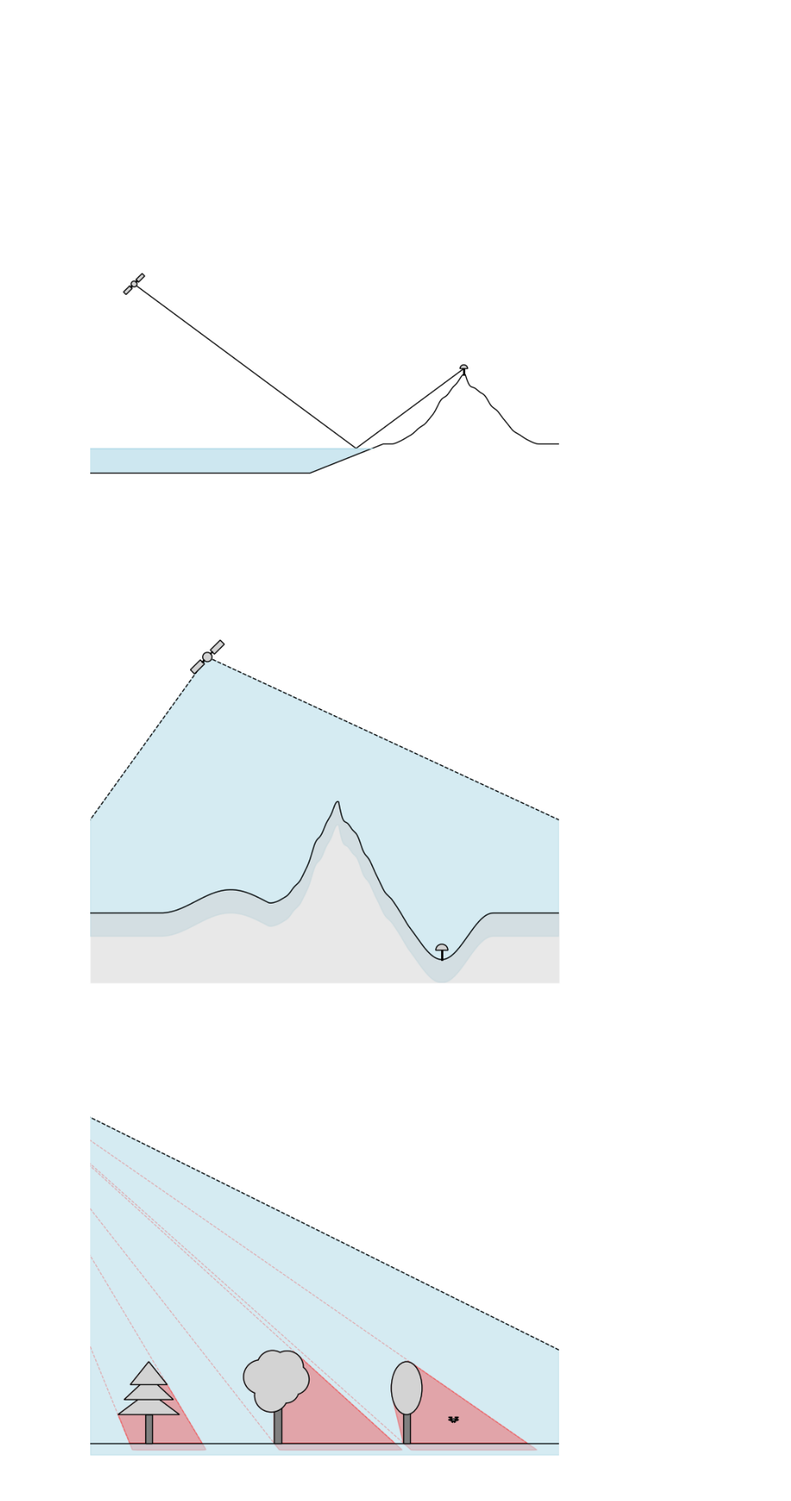
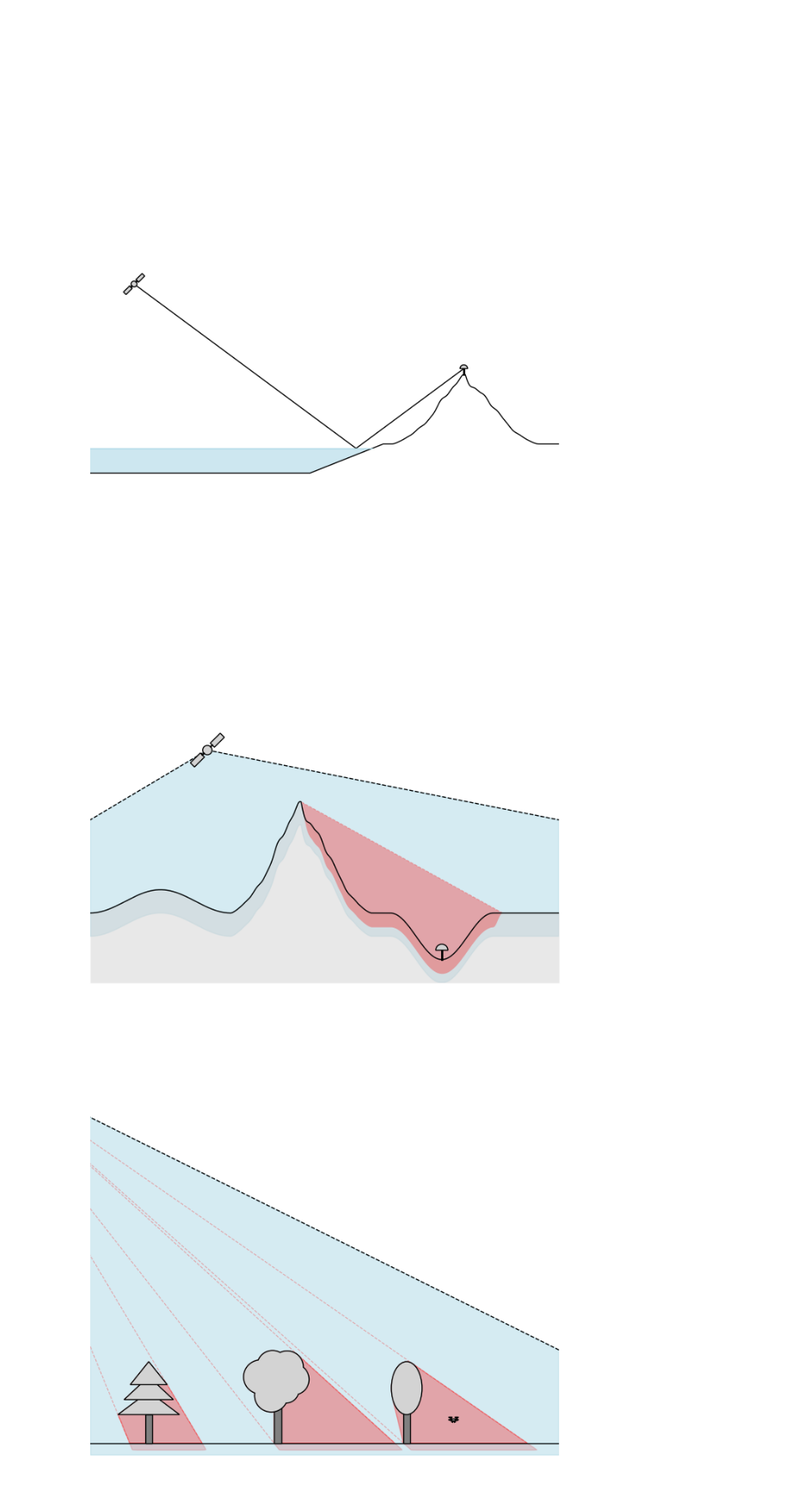
Before and after one commit to R0hero/gsi, a Jupyter notebook: example_scripts.ipynb, the cells around one changed output. Shown at 86% size. Drawn from its saved outputs; the diff is of its cells as text; code cells hidden in the pictures.

Commit message:
feat: add illustration with shadow of mounting hitting ground

```diff
--- a/example_scripts.ipynb
+++ b/example_scripts.ipynb
@@ -62,34 +59,34 @@ plt.tick_params(left = False, right = False, labelleft = False, labelbottom = Fa
 [figure]
 # %%
 ground = Ground(height=0, groundtype='Terrain',)
-ground.add_feature(TerrainFeature(position=-20, height=5, width=30, shape='Hill'))
-ground.add_feature(TerrainFeature(position=3, height=25, width=30, shape='Mountain', seed=128))
+ground.add_feature(TerrainFeature(position=-35, height=5, width=30, shape='Hill'))
+ground.add_feature(TerrainFeature(position=-5, height=25, width=30, shape='Mountain', seed=128))
 ground.add_feature(TerrainFeature(position=25, height=10, width=22, shape='Valley'))
 
 receiver = Receiver(position=(25, ground.height_at(25)+2), antenna_height=2)
-satellite = Satellite(position=(-25, 55), rotation=45)
+satellite = Satellite(position=(-25, 35), rotation=45)
 
 fixed_x_limits = (-50, 50)
 
 fig, ax = plt.subplots(figsize=(8,8))
 
 ground.plot(ax, x_limits=fixed_x_limits)
 receiver.plot(ax)
 
 satellite.plot(ax)
 satellite.draw_signal(ax, ground, receiver)
-satellite.draw_footprint(ax, ground, x_limits=fixed_x_limits)
+satellite.draw_footprint(ax, ground, x_limits=fixed_x_limits, corner_radius=2)
 
 
 
 # static settings
 ax.set_xlim(fixed_x_limits)
 ax.set_ylim([-15, fixed_x_limits[1]-fixed_x_limits[0]-15])
 
 ax.axis('off')
 plt.tick_params(left = False, right = False, labelleft = False, labelbottom = False, bottom = False)
 # %% [output]
-[figure, old version]
+[figure, new version]
 # %%
 ground = Ground(height=5)
 
```
Also changed, not shown: parts of 1 cell of this notebook.
